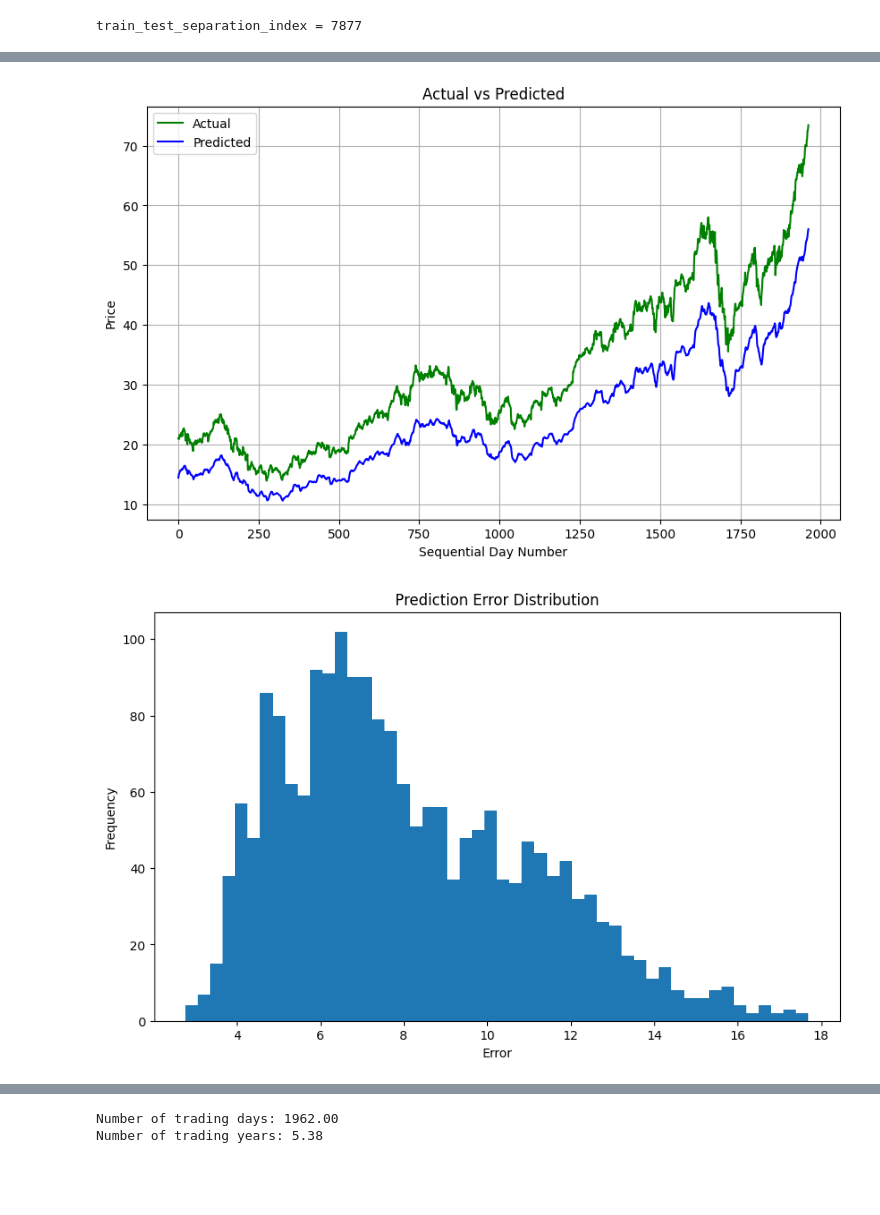
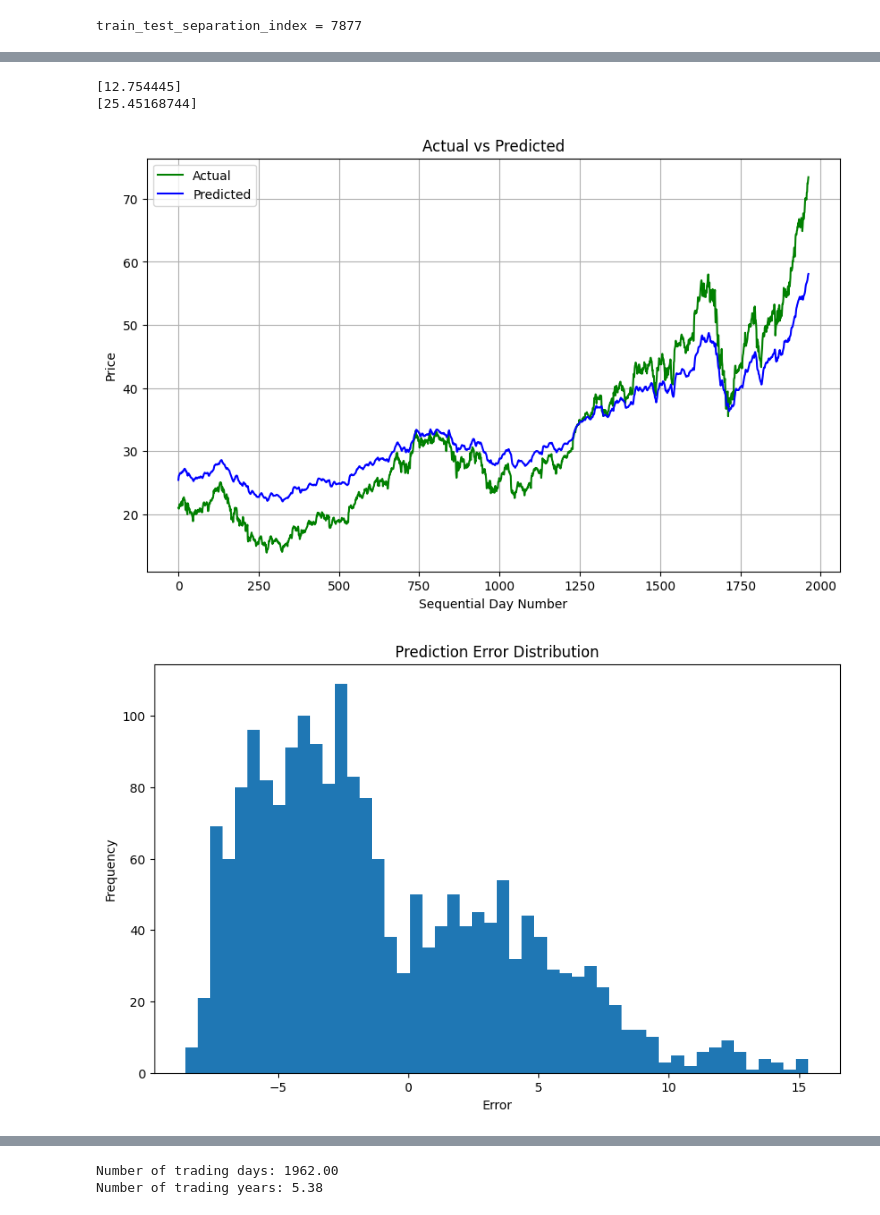
Before and after one commit to MohammedGuniem/Stock-Market-Simulations, a Jupyter notebook: DeepLearning/Simulation.ipynb, the cells around one changed output, grey strips where cells are left out. Drawn from its saved outputs; the diff is of its cells as text; code cells hidden in the pictures; blank space fills up the shorter version.

```diff
--- a/DeepLearning/Simulation.ipynb
+++ b/DeepLearning/Simulation.ipynb
@@ -239 +239,8 @@ RMSE: 8.610159762442333
+# %%
+print(predictions[0])
+predictions_add_rmse = predictions + rmse
+print(predictions_add_rmse[0])
+# %% [output]
+[12.754445]
+[25.45168744]
 # %%
@@ -251,14 +258,14 @@ def plot_actual_vs_predicted(actuals, predictions):
 # %%
 plot_actual_vs_predicted(
     actuals=actuals,
-    predictions=predictions
+    predictions_add_rmse=predictions_add_rmse
 )
 # %% [output]
-[figure, old version]
+[figure, new version]
 # %%
-def plot_error_distribution(actuals, predictions):
+def plot_error_distribution(actuals, predictions_add_rmse):
     # Plot Error Distribution
-    errors = actuals - predictions
+    errors = actuals - predictions_add_rmse
     plt.figure(figsize=(10,6))
     plt.hist(errors, bins=50)
     plt.title('Prediction Error Distribution')
@@ -268,10 +275,10 @@ def plot_error_distribution(actuals, predictions):
 # %%
 plot_error_distribution(
     actuals=actuals,
-    predictions=predictions
+    predictions_add_rmse=predictions_add_rmse
 )
 # %% [output]
-[figure, old version]
+[figure, new version]
 # %%
 states = []
 
```
Also changed, not shown: parts of 12 cells of this notebook.
